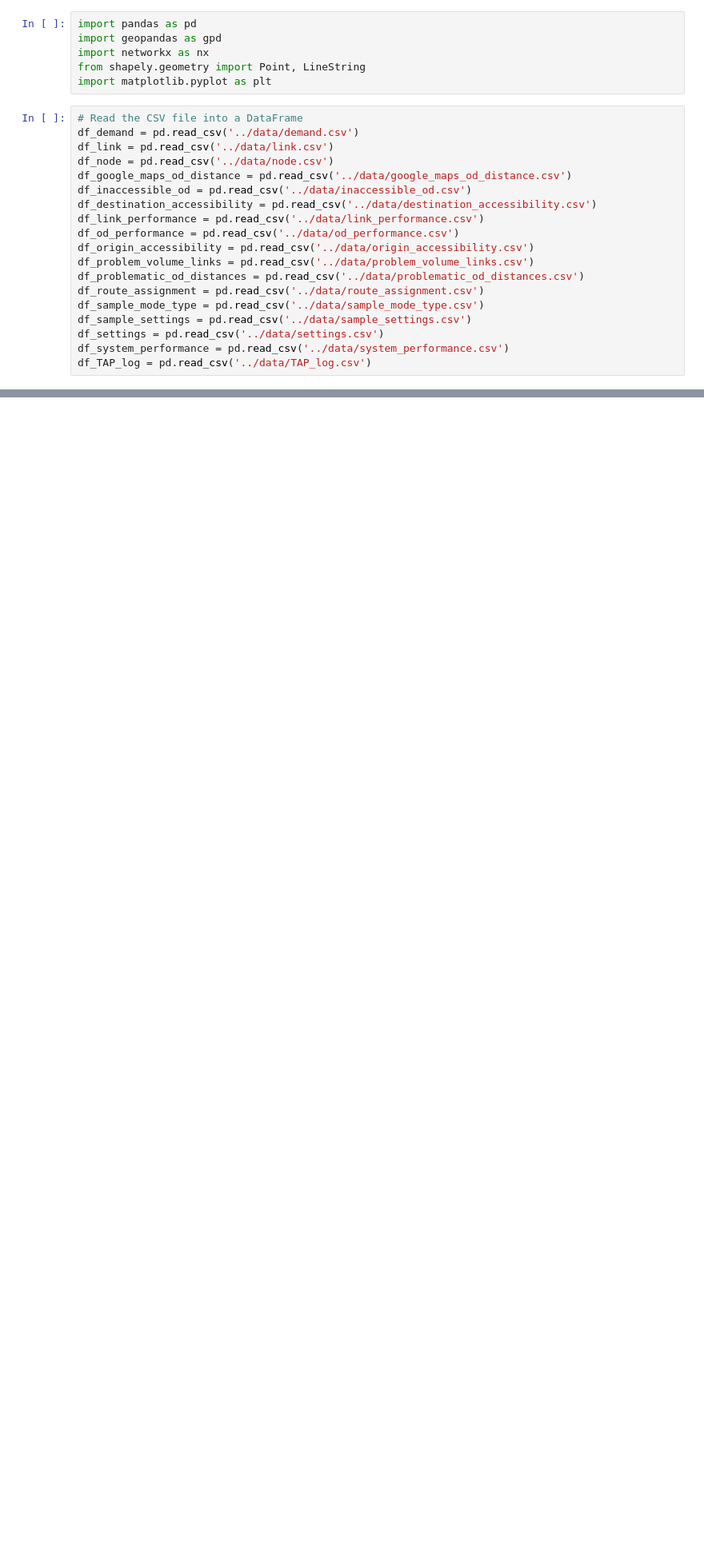
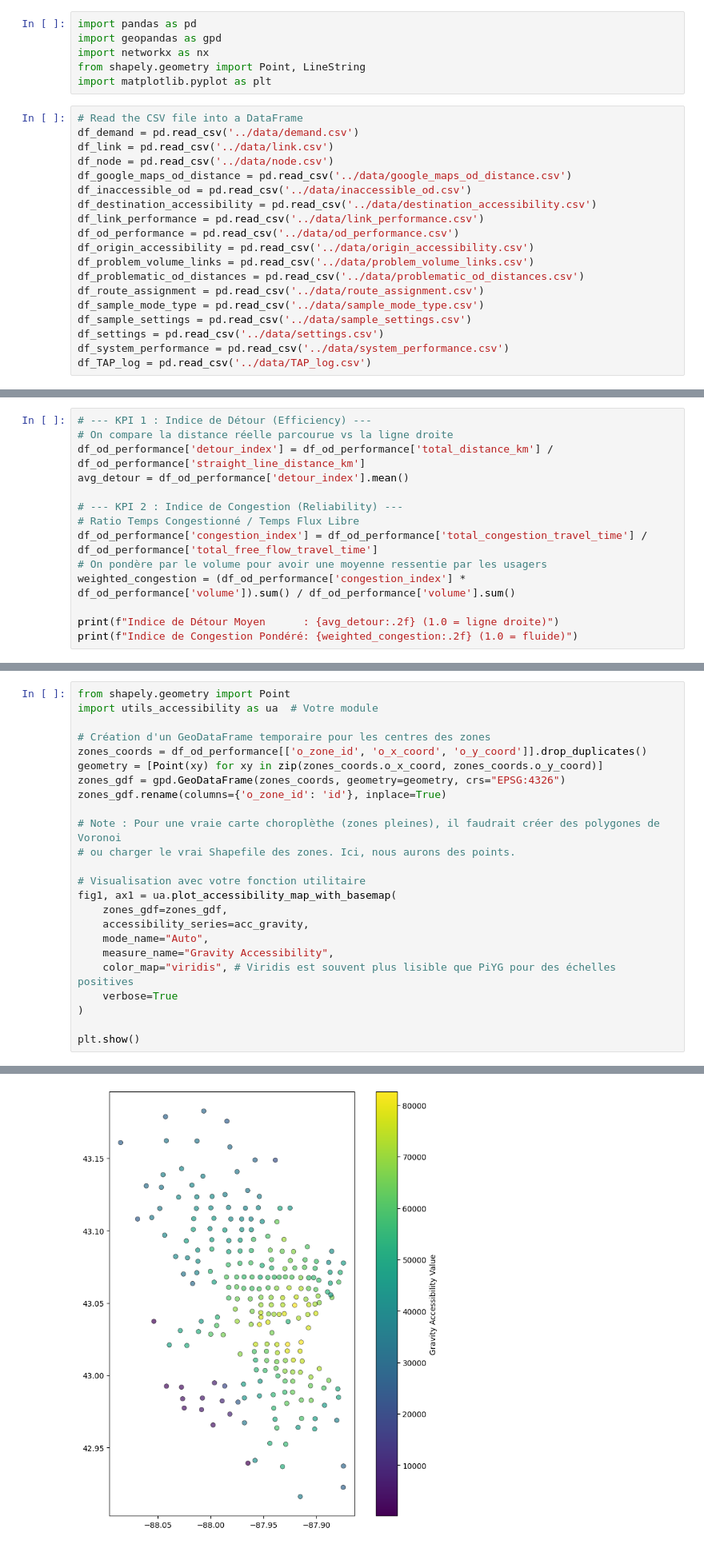
Before and after one commit to antoinekc8/DOTNET_project, a Jupyter notebook: notebook/celestin.ipynb, the cells around one changed output, grey strips where cells are left out. Shown at 80% size. Drawn from its saved outputs; the diff is of its cells as text; blank space fills up the shorter version.

```diff
--- a/notebook/celestin.ipynb
+++ b/notebook/celestin.ipynb
@@ -129,0 +219,14 @@ Graphe NetworkX créé avec 8521 nœuds et 30747 arêtes.
+# %%
+# --- KPI 1 : Indice de Détour (Efficiency) ---
+# On compare la distance réelle parcourue vs la ligne droite
+df_od_performance['detour_index'] = df_od_performance['total_distance_km'] / df_od_performance['straight_line_distance_km']
+avg_detour = df_od_performance['detour_index'].mean()
+
+# --- KPI 2 : Indice de Congestion (Reliability) ---
+# Ratio Temps Congestionné / Temps Flux Libre
+df_od_performance['congestion_index'] = df_od_performance['total_congestion_travel_time'] / df_od_performance['total_free_flow_travel_time']
+# On pondère par le volume pour avoir une moyenne ressentie par les usagers
+weighted_congestion = (df_od_performance['congestion_index'] * df_od_performance['volume']).sum() / df_od_performance['volume'].sum()
+
+print(f"Indice de Détour Moyen      : {avg_detour:.2f} (1.0 = ligne droite)")
+print(f"Indice de Congestion Pondéré: {weighted_congestion:.2f} (1.0 = fluide)")
@@ -129,0 +236,25 @@ Graphe NetworkX créé avec 8521 nœuds et 30747 arêtes.
+# %%
+from shapely.geometry import Point
+import utils_accessibility as ua  # Votre module
+
+# Création d'un GeoDataFrame temporaire pour les centres des zones
+zones_coords = df_od_performance[['o_zone_id', 'o_x_coord', 'o_y_coord']].drop_duplicates()
+geometry = [Point(xy) for xy in zip(zones_coords.o_x_coord, zones_coords.o_y_coord)]
+zones_gdf = gpd.GeoDataFrame(zones_coords, geometry=geometry, crs="EPSG:4326")
+zones_gdf.rename(columns={'o_zone_id': 'id'}, inplace=True)
+
+# Note : Pour une vraie carte choroplèthe (zones pleines), il faudrait créer des polygones de Voronoi
+# ou charger le vrai Shapefile des zones. Ici, nous aurons des points.
+
+# Visualisation avec votre fonction utilitaire
+fig1, ax1 = ua.plot_accessibility_map_with_basemap(
+    zones_gdf=zones_gdf,
+    accessibility_series=acc_gravity,
+    mode_name="Auto",
+    measure_name="Gravity Accessibility",
+    color_map="viridis", # Viridis est souvent plus lisible que PiYG pour des échelles positives
+    verbose=True
+)
+
+plt.show()
+# %% [output]
@@ -129,0 +263 @@ Graphe NetworkX créé avec 8521 nœuds et 30747 arêtes.
+[figure, added]
```
Also changed, not shown: parts of 9 cells of this notebook, 2 other files.
